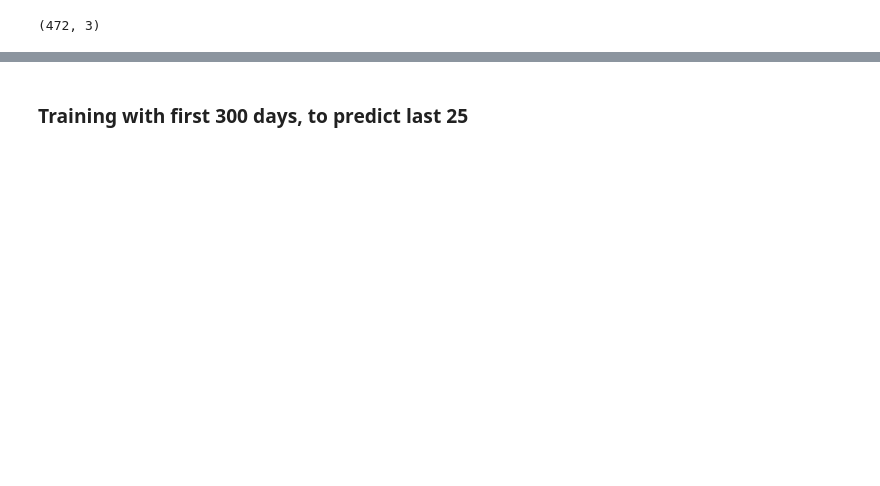
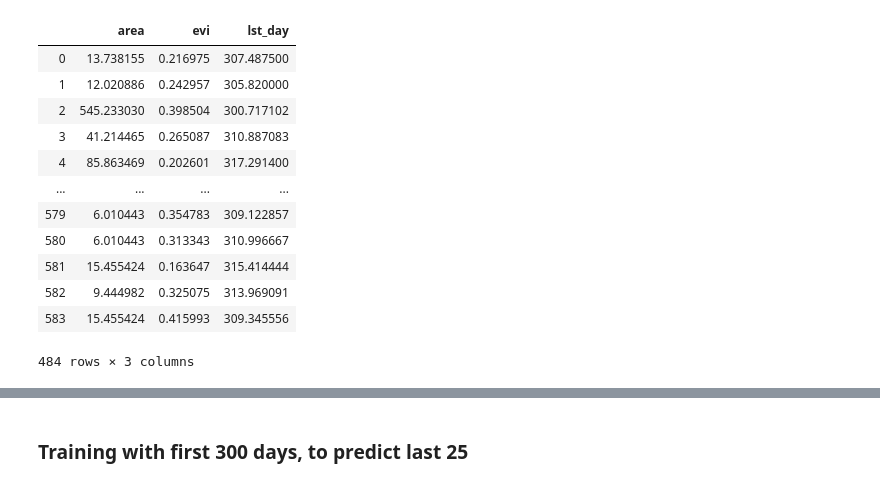
Before and after one commit to aniket-9/COGS-118B, a Jupyter notebook: Neural Networks Sample.ipynb, the cells around one changed output, grey strips where cells are left out. Cells and saved outputs as stored; diff of their text form; code cells hidden in the pictures; blank space fills up the shorter version.

```diff
--- a/Neural Networks Sample.ipynb
+++ b/Neural Networks Sample.ipynb
@@ -112,7 +113,19 @@ x = df.drop(['class','time','month','lat','lon','area'], axis=1)
 # %%
-x.shape
+x
 # %% [output]
+|  | area | evi | lst_day |
+| 0 | 13.738155 | 0.216975 | 307.487500 |
+| 1 | 12.020886 | 0.242957 | 305.820000 |
+| 2 | 545.233030 | 0.398504 | 300.717102 |
+| 3 | 41.214465 | 0.265087 | 310.887083 |
+| 4 | 85.863469 | 0.202601 | 317.291400 |
+| ... | ... | ... | ... |
+| 579 | 6.010443 | 0.354783 | 309.122857 |
+| 580 | 6.010443 | 0.313343 | 310.996667 |
+| 581 | 15.455424 | 0.163647 | 315.414444 |
+| 582 | 9.444982 | 0.325075 | 313.969091 |
+| 583 | 15.455424 | 0.415993 | 309.345556 |
-(472, 3)
+484 rows × 3 columns
 # %%
 #splitting
 train_x, test_x, train_y, test_y = train_test_split(x, y, test_size = 0.2)
```
Also changed, not shown: parts of 19 cells of this notebook.
